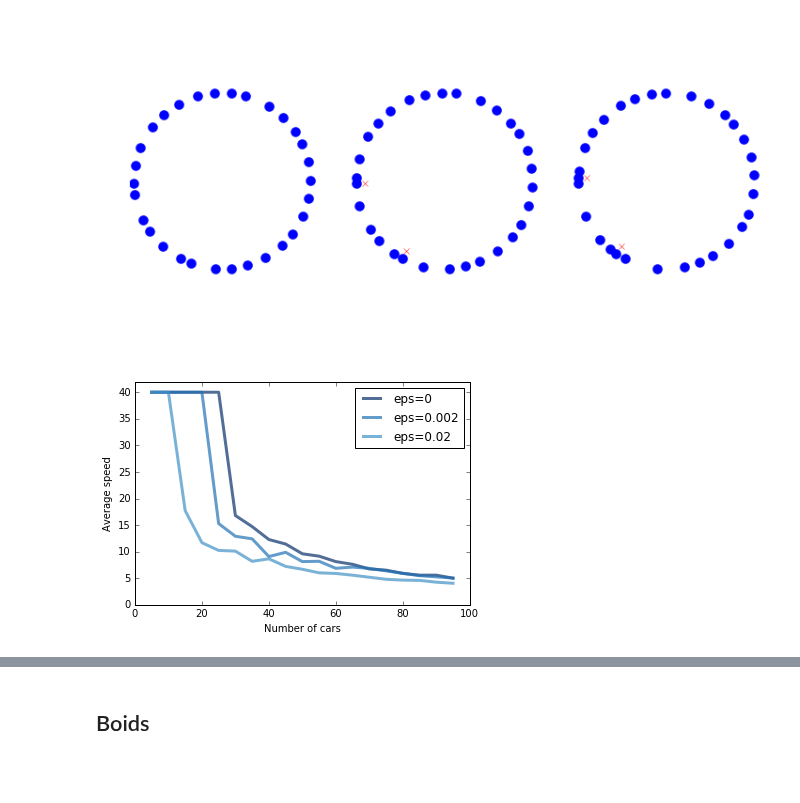
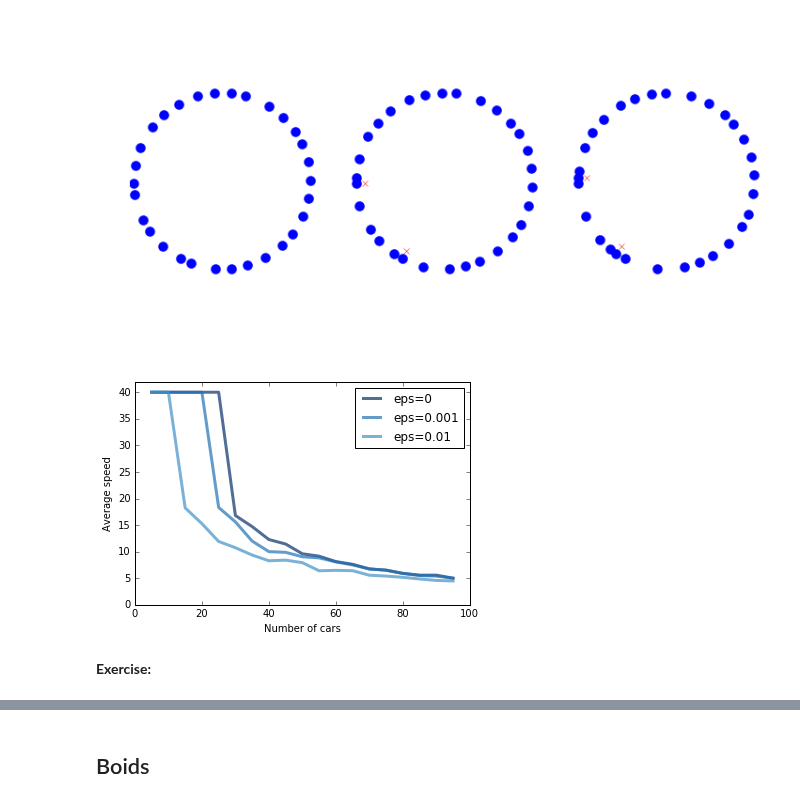
Before and after one commit to AllenDowney/ThinkComplexity2, a Jupyter notebook: code/chap10.ipynb, the cells around one changed output, grey strips where cells are left out. Saved outputs shown, nothing was run; the diff lists cells and outputs as text; code cells hidden in the pictures; blank space fills up the shorter version.

```diff
--- a/code/chap10.ipynb
+++ b/code/chap10.ipynb
@@ -38,8 +46,8 @@ class Driver:
         self.loc = loc
         self.speed = speed
 
-    def choose_speed(self, d):
-        self.speed += 1
+    def choose_acceleration(self, d):
+        return 1
 
     def set_odometer(self):
         self.start = self.loc
@@ -209,13 +244,17 @@ def run_simulation(eps, constructor=Driver, iters=100):
 # %%
 RandomSeed(20)
 
-for eps in [0, 0.002, 0.02]:
+for eps in [0.0, 0.001, 0.01]:
     xs, ys = run_simulation(eps)
     thinkplot.plot(xs, ys, label='eps=%g' % eps)
 
 thinkplot.config(xlabel='Number of cars',
                  ylabel='Average speed',
                  xlim=[0, 100], ylim=[0, 42])
+
+plt.savefig('chap10-2.pdf')
 # %% [output]
-[figure, old version]
+[figure, new version]
+# %% [markdown]
+**Exercise:**
 # %%
```
Also changed, not shown: parts of 14 cells of this notebook, 3 other files.
